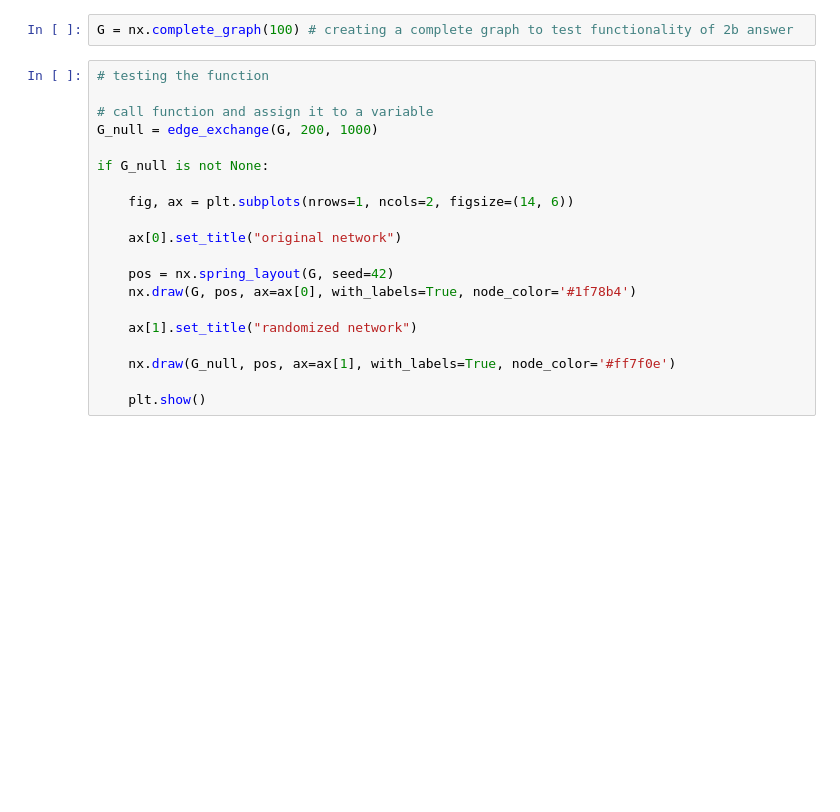
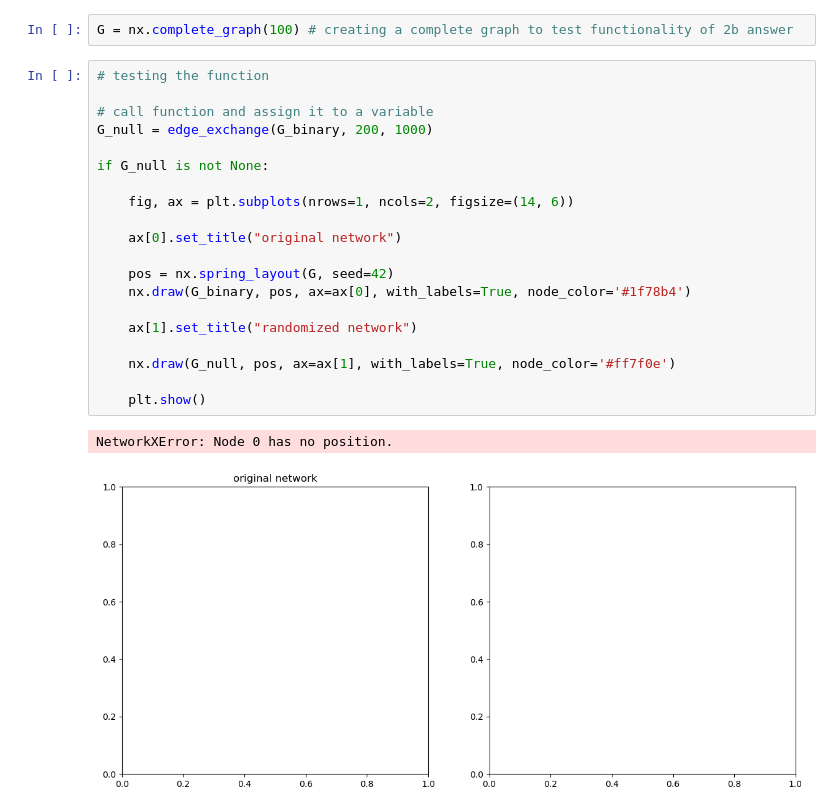
Before and after one commit to caleb-chandler/Assignment-1-CNET5051, a Jupyter notebook: assignment-1.ipynb, the cells around one changed output. Drawn from its saved outputs; the diff is of its cells as text; blank space fills up the shorter version.

```diff
--- a/assignment-1.ipynb
+++ b/assignment-1.ipynb
@@ -105,20 +105,23 @@ G = nx.complete_graph(100) # creating a complete graph to test functionality of
 # %%
 # testing the function
 
 # call function and assign it to a variable
-G_null = edge_exchange(G, 200, 1000)
+G_null = edge_exchange(G_binary, 200, 1000)
 
 if G_null is not None:
 
     fig, ax = plt.subplots(nrows=1, ncols=2, figsize=(14, 6))
 
     ax[0].set_title("original network")
 
     pos = nx.spring_layout(G, seed=42)
-    nx.draw(G, pos, ax=ax[0], with_labels=True, node_color='#1f78b4')
+    nx.draw(G_binary, pos, ax=ax[0], with_labels=True, node_color='#1f78b4')
 
     ax[1].set_title("randomized network")
 
     nx.draw(G_null, pos, ax=ax[1], with_labels=True, node_color='#ff7f0e')
 
     plt.show()
+# %% [output]
+NetworkXError: Node 0 has no position.
+[figure, added]
```
Also changed, not shown: parts of 6 cells of this notebook.
